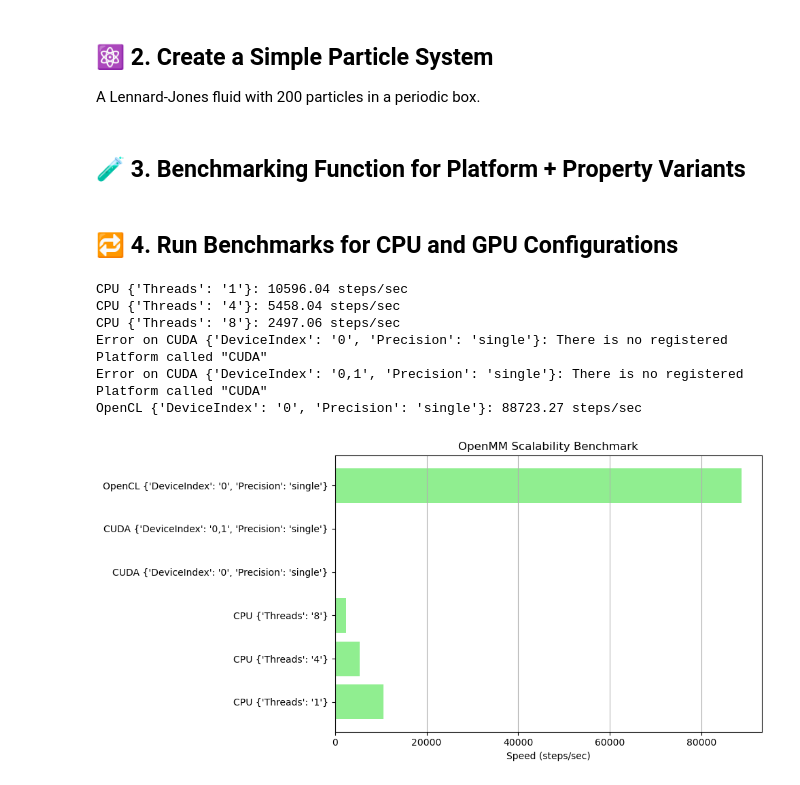
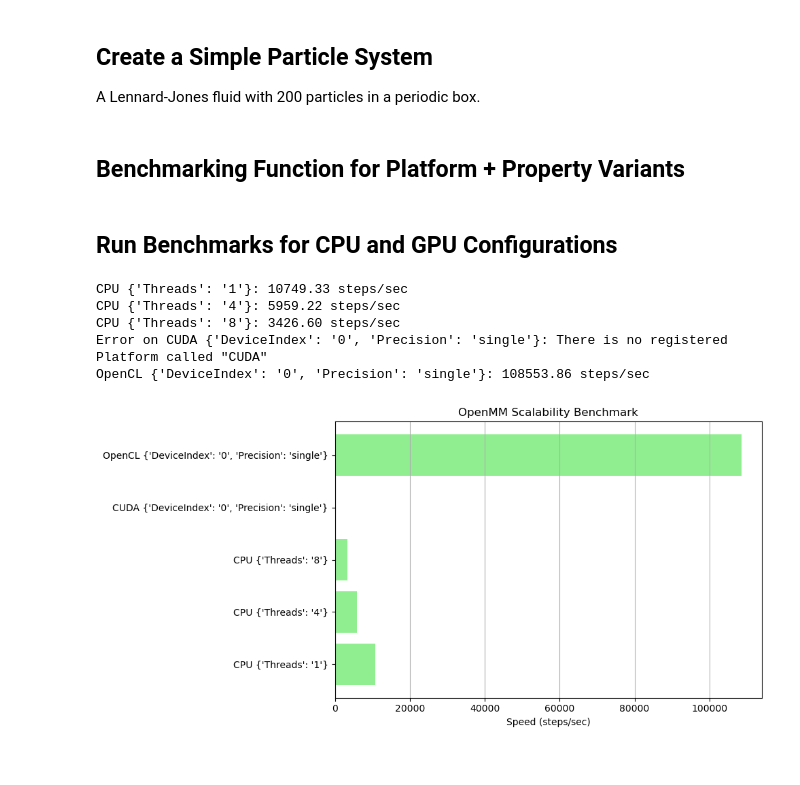
Before and after one commit to flatironinstitute/OpenMM_FI_2025, a Jupyter notebook: openmm_scaling/across_platforms/scalability_LJ.ipynb, the cells around one changed output. Drawn from its saved outputs; the diff is of its cells as text; code cells hidden in the pictures.

```diff
--- a/openmm_scaling/across_platforms/scalability_LJ.ipynb
+++ b/openmm_scaling/across_platforms/scalability_LJ.ipynb
@@ -15,7 +13,7 @@ import numpy as np
 import time
 import matplotlib.pyplot as plt
 # %% [markdown]
-## ⚛️ 2. Create a Simple Particle System
+## Create a Simple Particle System
 A Lennard-Jones fluid with 200 particles in a periodic box.
 # %%
 n_particles = 200
@@ -34,7 +32,7 @@ system.setDefaultPeriodicBoxVectors(Vec3(box_size,0,0)*nanometers,
                                      Vec3(0,box_size,0)*nanometers,
                                      Vec3(0,0,box_size)*nanometers)
 # %% [markdown]
-## 🧪 3. Benchmarking Function for Platform + Property Variants
+## Benchmarking Function for Platform + Property Variants
 # %%
 def benchmark(platform_name, properties=None, steps=1000):
     try:
@@ -54,32 +52,30 @@ def benchmark(platform_name, properties=None, steps=1000):
         print(f"Error on {platform_name} {properties}: {e}")
         return f"{platform_name} {properties if properties else ''}", 0
 # %% [markdown]
-## 🔁 4. Run Benchmarks for CPU and GPU Configurations
+## Run Benchmarks for CPU and GPU Configurations
 # %%
 configs = [
     ("CPU", {"Threads": "1"}),
     ("CPU", {"Threads": "4"}),
     ("CPU", {"Threads": "8"}),
     ("CUDA", {"DeviceIndex": "0", "Precision": "single"}),
-    ("CUDA", {"DeviceIndex": "0,1", "Precision": "single"}),  # Multi-GPU (if available)
     ("OpenCL", {"DeviceIndex": "0", "Precision": "single"}),
 ]
 
 results = [benchmark(name, props) for name, props in configs]
 
 labels, speeds = zip(*results)
 plt.figure(figsize=(10, 5))
 plt.barh(labels, speeds, color='lightgreen')
 plt.xlabel("Speed (steps/sec)")
 plt.title("OpenMM Scalability Benchmark")
 plt.grid(axis='x')
 plt.tight_layout()
 plt.show()
 # %% [output]
-CPU {'Threads': '1'}: 10596.04 steps/sec
-CPU {'Threads': '4'}: 5458.04 steps/sec
-CPU {'Threads': '8'}: 2497.06 steps/sec
+CPU {'Threads': '1'}: 10749.33 steps/sec
+CPU {'Threads': '4'}: 5959.22 steps/sec
+CPU {'Threads': '8'}: 3426.60 steps/sec
 Error on CUDA {'DeviceIndex': '0', 'Precision': 'single'}: There is no registered Platform called "CUDA"
-Error on CUDA {'DeviceIndex': '0,1', 'Precision': 'single'}: There is no registered Platform called "CUDA"
-OpenCL {'DeviceIndex': '0', 'Precision': 'single'}: 88723.27 steps/sec
+OpenCL {'DeviceIndex': '0', 'Precision': 'single'}: 108553.86 steps/sec
-[figure, old version]
+[figure, new version]
```
Also changed, not shown: parts of 3 cells of this notebook.
